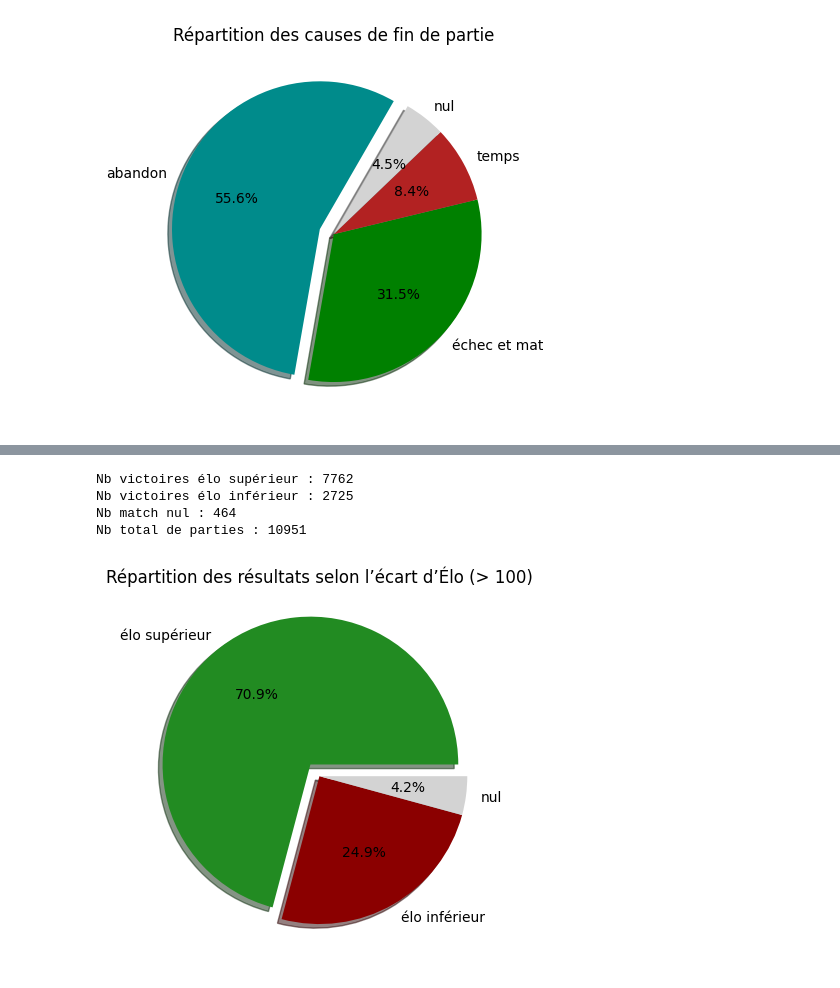
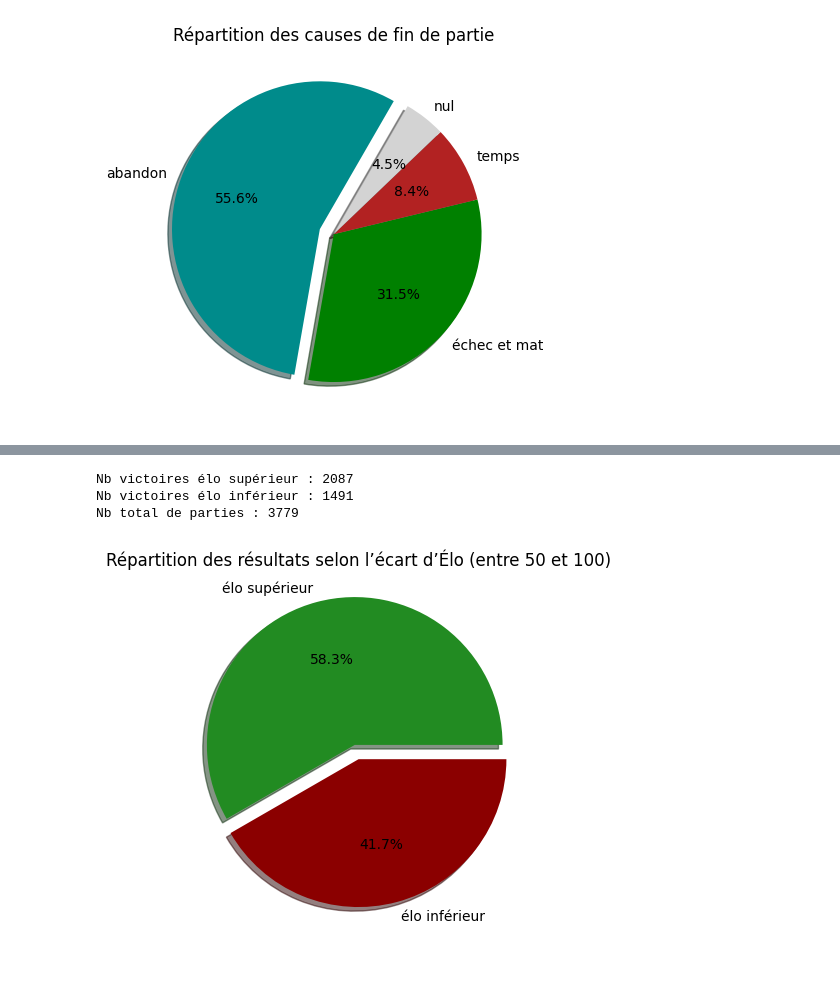
Before and after one commit to IdrissG94/Lichess-Dataset-Exploration, a Jupyter notebook: data_exploration.ipynb, the cells around one changed output, grey strips where cells are left out. Cells and saved outputs as stored; diff of their text form; code cells hidden in the pictures.

```diff
--- a/data_exploration.ipynb
+++ b/data_exploration.ipynb
@@ -79,11 +79,17 @@ games['diff_elo'] = games['white_rating'] - games['black_rating']
 # %%
-m = 0
-elo_sup = games[(games['winner']=='white')&(games['diff_elo']>m)].shape[0] + games[(games['winner']=='black')&(games['diff_elo']<-m)].shape[0]
-elo_inf = games[(games['winner']=='black')&(games['diff_elo']>m)].shape[0] + games[(games['winner']=='white')&(games['diff_elo']<-m)].shape[0]
-draw = games[(games['winner']=='draw')&(games['diff_elo']<-m)].shape[0] + games[(games['winner']=='draw')&(games['diff_elo']>=m)].shape[0]
+# Cas de différence d'élo
+
+filt = games[((np.abs(games["diff_elo"])).between(0,50))]
+nb_total50 = filt.shape[0]
+elo_sup50 = filt[(filt['winner']=='white')&(filt['diff_elo']>0)].shape[0] + filt[(filt['winner']=='black')&(filt['diff_elo']<0)].shape[0]
+elo_inf50 = filt[(filt['winner']=='black')&(filt['diff_elo']>0)].shape[0] + filt[(filt['winner']=='white')&(filt['diff_elo']<0)].shape[0]
+draw50 = nb_total50 - elo_sup50 - elo_inf50
+elo_sup50 += draw50/2
+elo_inf50 += draw50/2
+
+labels3 = 'élo supérieur','élo inférieur'
 fig, ax = plt.subplots()
-labels3 = 'élo supérieur','élo inférieur','nul'
-ax.pie([elo_sup,elo_inf,draw], labels=labels3, autopct='%1.1f%%',shadow=True,explode=(0.1,0,0),colors=['forestgreen','darkred','lightgrey'])
-plt.title("Répartition des résultats selon l’écart d’Élo (> 0)");
-print("Nb victoires élo supérieur :",elo_sup,"\nNb victoires élo inférieur :",elo_inf,"\nmatch nul :",draw,"\ntotal :",draw+elo_sup+elo_inf)
+ax.pie([elo_sup50,elo_inf50], labels=labels3, autopct='%1.1f%%',shadow=True,explode=(0.1,0),colors=['forestgreen','darkred'])
+plt.title("Répartition des résultats selon l’écart d’Élo (entre 0 et 50)");
+print("Nb victoires élo supérieur :",elo_sup50,"\nNb victoires élo inférieur :",elo_inf50,"\nNb total de parties :",nb_total50)
 # %% [output]
@@ -95,21 +100,20 @@ total : 19868
 # %%
 # Cas de différence d'élo
 
-m = 100
-elo_sup = games[(games['winner']=='white')&(games['diff_elo']>=m)].shape[0] + games[(games['winner']=='black')&(games['diff_elo']<=-m)].shape[0]
-elo_inf = games[(games['winner']=='black')&(games['diff_elo']>=m)].shape[0] + games[(games['winner']=='white')&(games['diff_elo']<=-m)].shape[0]
-draw = games[(games['winner']=='draw')&(games['diff_elo']<=-m)].shape[0] + games[(games['winner']=='draw')&(games['diff_elo']>=m)].shape[0]
+filt = games[((np.abs(games["diff_elo"])).between(50,100))]
+nb_total = filt.shape[0]
+elo_sup = filt[(filt['winner']=='white')&(filt['diff_elo']>0)].shape[0] + filt[(filt['winner']=='black')&(filt['diff_elo']<0)].shape[0]
+elo_inf = filt[(filt['winner']=='black')&(filt['diff_elo']>0)].shape[0] + filt[(filt['winner']=='white')&(filt['diff_elo']<0)].shape[0]
+
 fig, ax = plt.subplots()
-labels3 = 'élo supérieur','élo inférieur','nul'
-ax.pie([elo_sup,elo_inf,draw], labels=labels3, autopct='%1.1f%%',shadow=True,explode=(0.1,0,0),colors=['forestgreen','darkred','lightgrey'])
-plt.title("Répartition des résultats selon l’écart d’Élo (>=100)");
-print("Nb victoires élo supérieur :",elo_sup,"\nNb victoires élo inférieur :",elo_inf,"\nNb match nul :",draw,"\nNb total de parties :",draw+elo_sup+elo_inf)
+ax.pie([elo_sup,elo_inf], labels=labels3, autopct='%1.1f%%',shadow=True,explode=(0.1,0),colors=['forestgreen','darkred'])
+plt.title("Répartition des résultats selon l’écart d’Élo (entre 50 et 100)");
+print("Nb victoires élo supérieur :",elo_sup,"\nNb victoires élo inférieur :",elo_inf,"\nNb total de parties :",nb_total)
 # %% [output]
-Nb victoires élo supérieur : 7762
-Nb victoires élo inférieur : 2725
-Nb match nul : 464
-Nb total de parties : 10951
+Nb victoires élo supérieur : 2087
+Nb victoires élo inférieur : 1491
+Nb total de parties : 3779
-[figure, old version]
+[figure, new version]
 # %%
 # Cas de différence d'élo absurde
 
```
Also changed, not shown: parts of 4 cells of this notebook.
